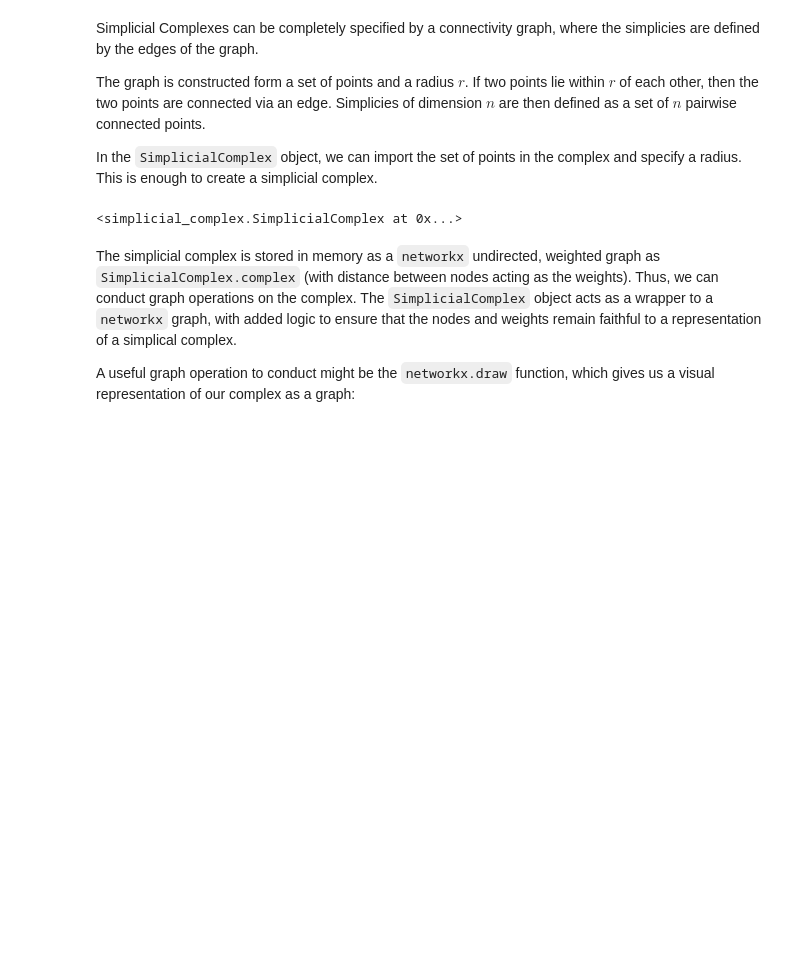
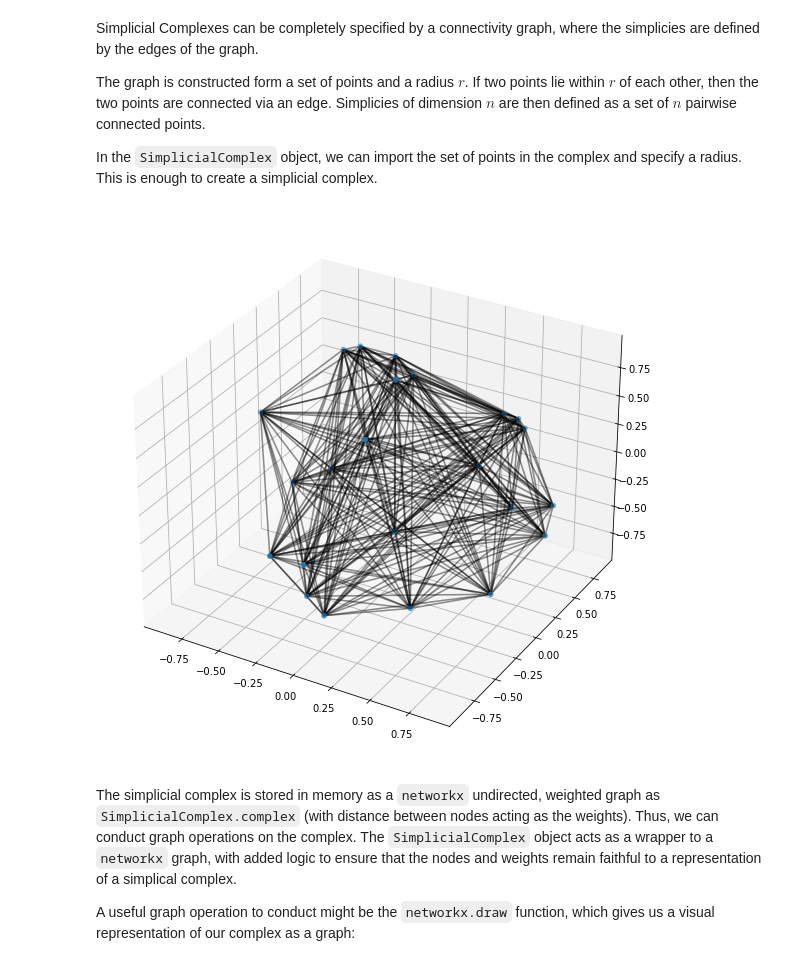
Before and after one commit to jeremy-wayland/PersistentHomologyKNN, a Jupyter notebook: src/Demo.ipynb, the cells around one changed output. Drawn from its saved outputs; the diff is of its cells as text; code cells hidden in the pictures; blank space fills up the shorter version.

```diff
--- a/src/Demo.ipynb
+++ b/src/Demo.ipynb
@@ -18,15 +18,15 @@ The graph is constructed form a set of points and a radius $r$. If two points li
 In the `SimplicialComplex` object, we can import the set of points in the complex and specify a radius. This is enough to create a simplicial complex.
 # %%
 #import data as numpy array
-with open('../Data/torus_points.txt') as f:
+with open('../Data/sparse_sphere_points.txt') as f:
     data = np.loadtxt(f, delimiter=',')
 
 #create simplicial complex object
-sc = SimplicialComplex(radius=0.5,
+sc = SimplicialComplex(radius=5,
                        vertices=data)
-sc
+draw3d(sc.complex)
 # %% [output]
-<simplicial_complex.SimplicialComplex at 0x...>
+[figure, added]
 # %% [markdown]
 The simplicial complex is stored in memory as a `networkx` undirected, weighted graph as `SimplicialComplex.complex` (with distance between nodes acting as the weights). Thus, we can conduct graph operations on the complex. The `SimplicialComplex` object acts as a wrapper to a `networkx` graph, with added logic to ensure that the nodes and weights remain faithful to a representation of a simplical complex.
 
```
Also changed, not shown: parts of 3 cells of this notebook, 3 other files.
